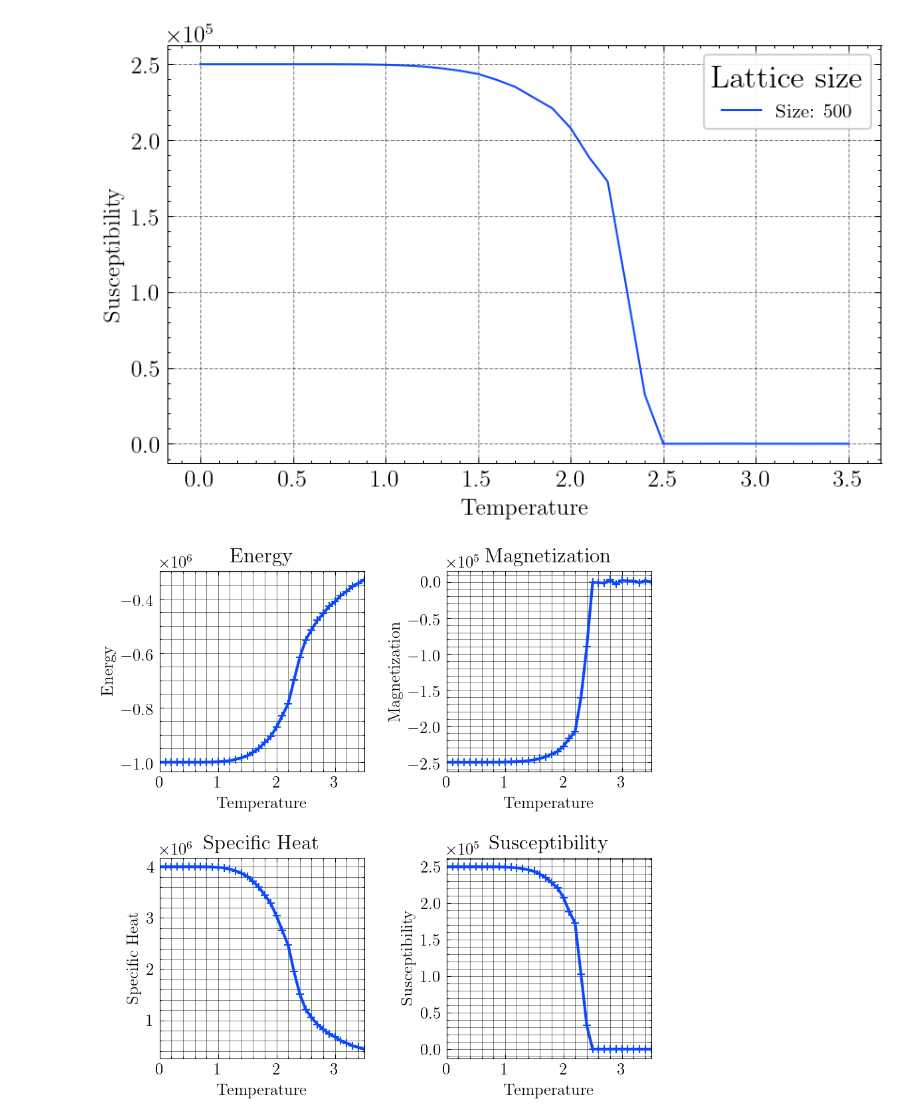
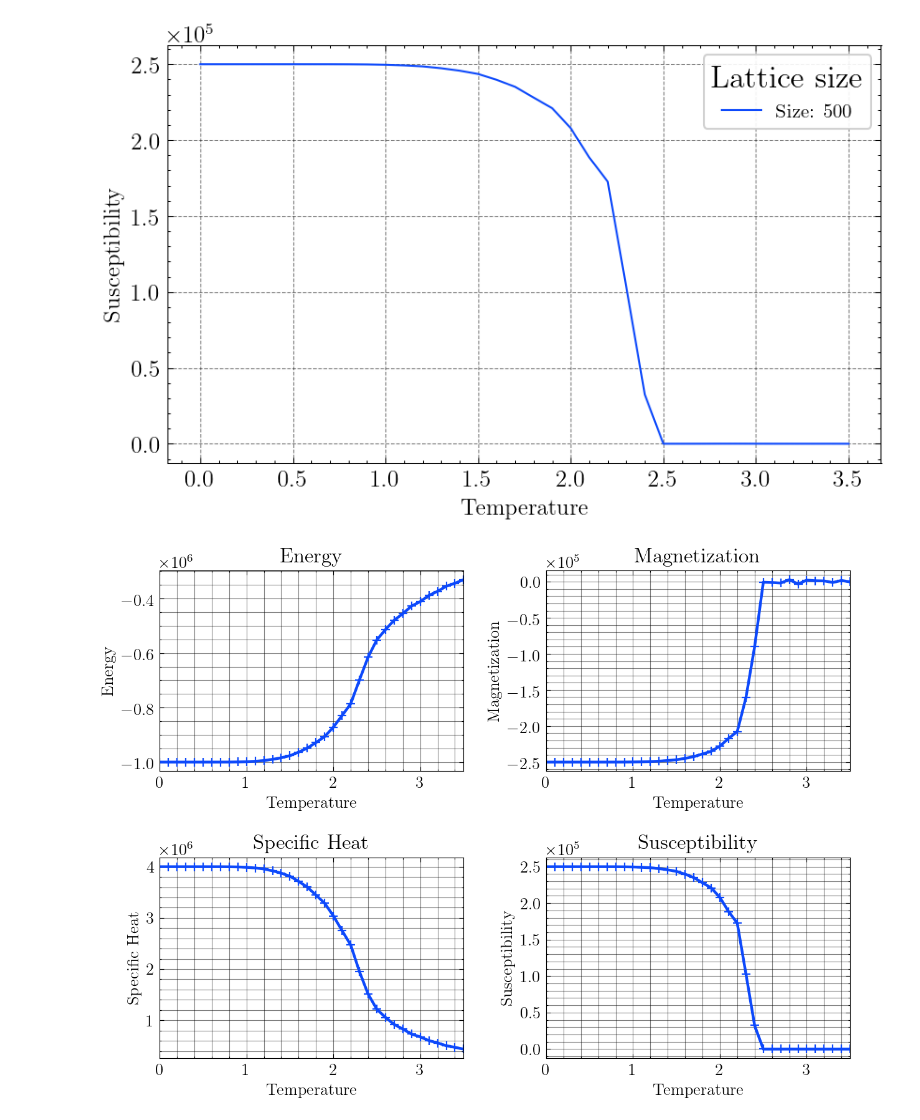
Before and after one commit to RemiHelleboid/Ising, a Jupyter notebook: python/ParseTvsResults.ipynb, the cells around one changed output. Drawn from its saved outputs; the diff is of its cells as text; code cells hidden in the pictures.

```diff
--- a/python/ParseTvsResults.ipynb
+++ b/python/ParseTvsResults.ipynb
@@ -108,7 +108,7 @@ fig.savefig(DIR_FIG + "ising_2d_susceptibility.png", facecolor="w")
 [figure]
 # %%
 # 2 by two plot
-fig, axs = plt.subplots(2, 2, dpi=150, figsize=(6, 6))
+fig, axs = plt.subplots(2, 2, dpi=160, figsize=(8, 6))
 for ax in axs.flat:
     ax.ticklabel_format(axis="y", style="sci", scilimits=(0, 0))
     ax.set_xlabel("Temperature")
@@ -122,31 +122,31 @@ for ax in axs.flat:
 plt.rcParams['axes.labelsize'] = 12
 plt.rcParams['axes.titlesize'] = 15
 plt.rcParams['xtick.labelsize'] = 12
 plt.rcParams['ytick.labelsize'] = 12
 
 axs[0, 0].set_title("Energy")
 axs[0, 1].set_title("Magnetization")
 axs[1, 0].set_title("Specific Heat")
 axs[1, 1].set_title("Susceptibility")
 
 
 
 axs[0, 0].set_ylabel("Energy")
 axs[0, 1].set_ylabel("Magnetization")
 axs[1, 0].set_ylabel("Specific Heat")
 axs[1, 1].set_ylabel("Susceptibility")
 
 for key, value in DICT_FILES.items():
     temperature, energy, magnetization, specific_heat, susceptibility = value
     axs[0, 0].plot(temperature, energy, "+-", lw=2, label=f"Size: {size}")
     axs[0, 1].plot(temperature, magnetization, "+-", lw=2, label=f"Size: {size}")
     axs[1, 0].plot(temperature, specific_heat, "+-", lw=2, label=f"Size: {size}")
     axs[1, 1].plot(temperature, susceptibility, "+-", lw=2, label=f"Size: {size}")
 
 # for ax in axs.flat:
 #     ax.legend(title="Lattice size", loc="best", frameon=True, framealpha=0.9, fancybox=True, fontsize=10)
 
 fig.tight_layout()
 fig.savefig(DIR_FIG + "ising_2d_all.png", facecolor="w")
 # %% [output]
-[figure, old version]
+[figure, new version]
```
Also changed, not shown: 1 other file.
